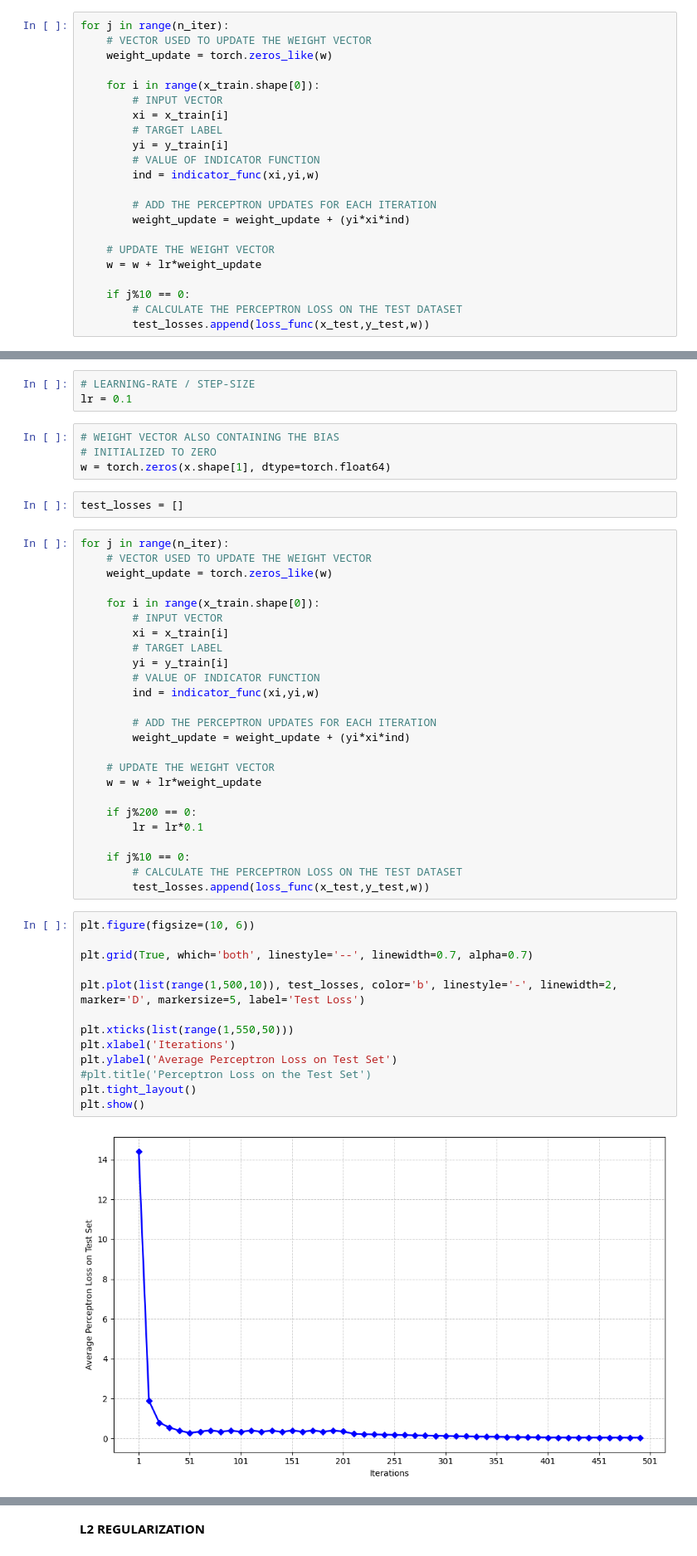
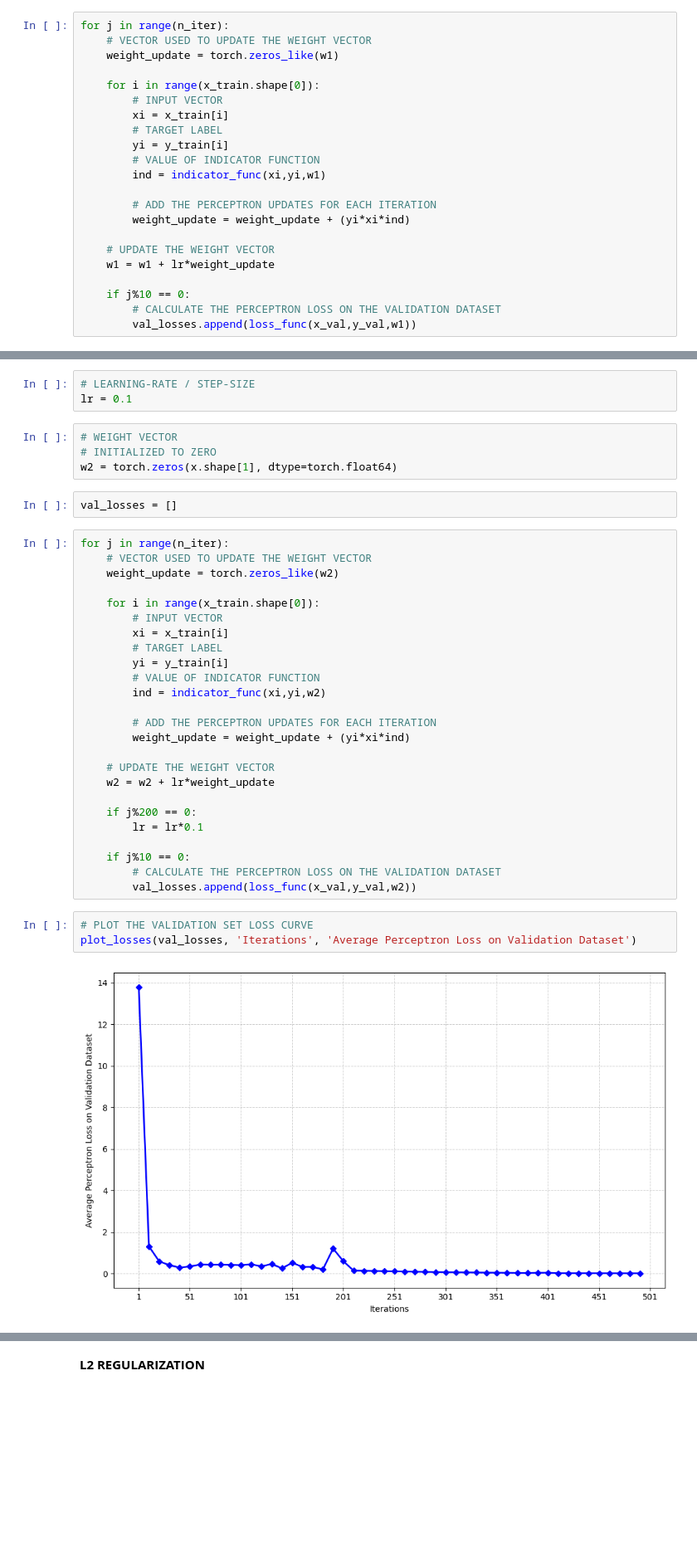
Before and after one commit to dasgauranga2/Deep-Learning-Fundamentals-Assignment-1, a Jupyter notebook: Assignment 1.ipynb, the cells around one changed output, grey strips where cells are left out. Shown at 83% size. Saved outputs shown, nothing was run; the diff lists cells and outputs as text; blank space fills up the shorter version.

```diff
--- a/Assignment 1.ipynb
+++ b/Assignment 1.ipynb
@@ -98,7 +163,7 @@ test_losses = []
 # %%
 for j in range(n_iter):
     # VECTOR USED TO UPDATE THE WEIGHT VECTOR
-    weight_update = torch.zeros_like(w)
+    weight_update = torch.zeros_like(w1)
 
     for i in range(x_train.shape[0]):
         # INPUT VECTOR
@@ -106,15 +171,15 @@ for j in range(n_iter):
         # TARGET LABEL
         yi = y_train[i]
         # VALUE OF INDICATOR FUNCTION
-        ind = indicator_func(xi,yi,w)
+        ind = indicator_func(xi,yi,w1)
 
         # ADD THE PERCEPTRON UPDATES FOR EACH ITERATION
         weight_update = weight_update + (yi*xi*ind)
 
     # UPDATE THE WEIGHT VECTOR
-    w = w + lr*weight_update
+    w1 = w1 + lr*weight_update
 
     if j%10 == 0:
-        # CALCULATE THE PERCEPTRON LOSS ON THE TEST DATASET
-        test_losses.append(loss_func(x_test,y_test,w))
+        # CALCULATE THE PERCEPTRON LOSS ON THE VALIDATION DATASET
+        val_losses.append(loss_func(x_val,y_val,w1))
 # %%
@@ -165,15 +220,15 @@ POTENTIAL IMPROVEMENTS:-
 # LEARNING-RATE / STEP-SIZE
 lr = 0.1
 # %%
-# WEIGHT VECTOR ALSO CONTAINING THE BIAS
+# WEIGHT VECTOR
 # INITIALIZED TO ZERO
-w = torch.zeros(x.shape[1], dtype=torch.float64)
+w2 = torch.zeros(x.shape[1], dtype=torch.float64)
 # %%
-test_losses = []
+val_losses = []
 # %%
 for j in range(n_iter):
     # VECTOR USED TO UPDATE THE WEIGHT VECTOR
-    weight_update = torch.zeros_like(w)
+    weight_update = torch.zeros_like(w2)
 
     for i in range(x_train.shape[0]):
         # INPUT VECTOR
@@ -181,33 +236,23 @@ for j in range(n_iter):
         # TARGET LABEL
         yi = y_train[i]
         # VALUE OF INDICATOR FUNCTION
-        ind = indicator_func(xi,yi,w)
+        ind = indicator_func(xi,yi,w2)
 
         # ADD THE PERCEPTRON UPDATES FOR EACH ITERATION
         weight_update = weight_update + (yi*xi*ind)
 
     # UPDATE THE WEIGHT VECTOR
-    w = w + lr*weight_update
+    w2 = w2 + lr*weight_update
 
     if j%200 == 0:
         lr = lr*0.1
 
     if j%10 == 0:
-        # CALCULATE THE PERCEPTRON LOSS ON THE TEST DATASET
-        test_losses.append(loss_func(x_test,y_test,w))
+        # CALCULATE THE PERCEPTRON LOSS ON THE VALIDATION DATASET
+        val_losses.append(loss_func(x_val,y_val,w2))
 # %%
-plt.figure(figsize=(10, 6))
-
-plt.grid(True, which='both', linestyle='--', linewidth=0.7, alpha=0.7)
-
-plt.plot(list(range(1,500,10)), test_losses, color='b', linestyle='-', linewidth=2, marker='D', markersize=5, label='Test Loss')
-
-plt.xticks(list(range(1,550,50)))
-plt.xlabel('Iterations')
-plt.ylabel('Average Perceptron Loss on Test Set')
-#plt.title('Perceptron Loss on the Test Set')
-plt.tight_layout()
-plt.show()
+# PLOT THE VALIDATION SET LOSS CURVE
+plot_losses(val_losses, 'Iterations', 'Average Perceptron Loss on Validation Dataset')
 # %% [output]
-[figure, old version]
+[figure, new version]
 # %%
```
Also changed, not shown: parts of 23 cells of this notebook, 1 other file.
